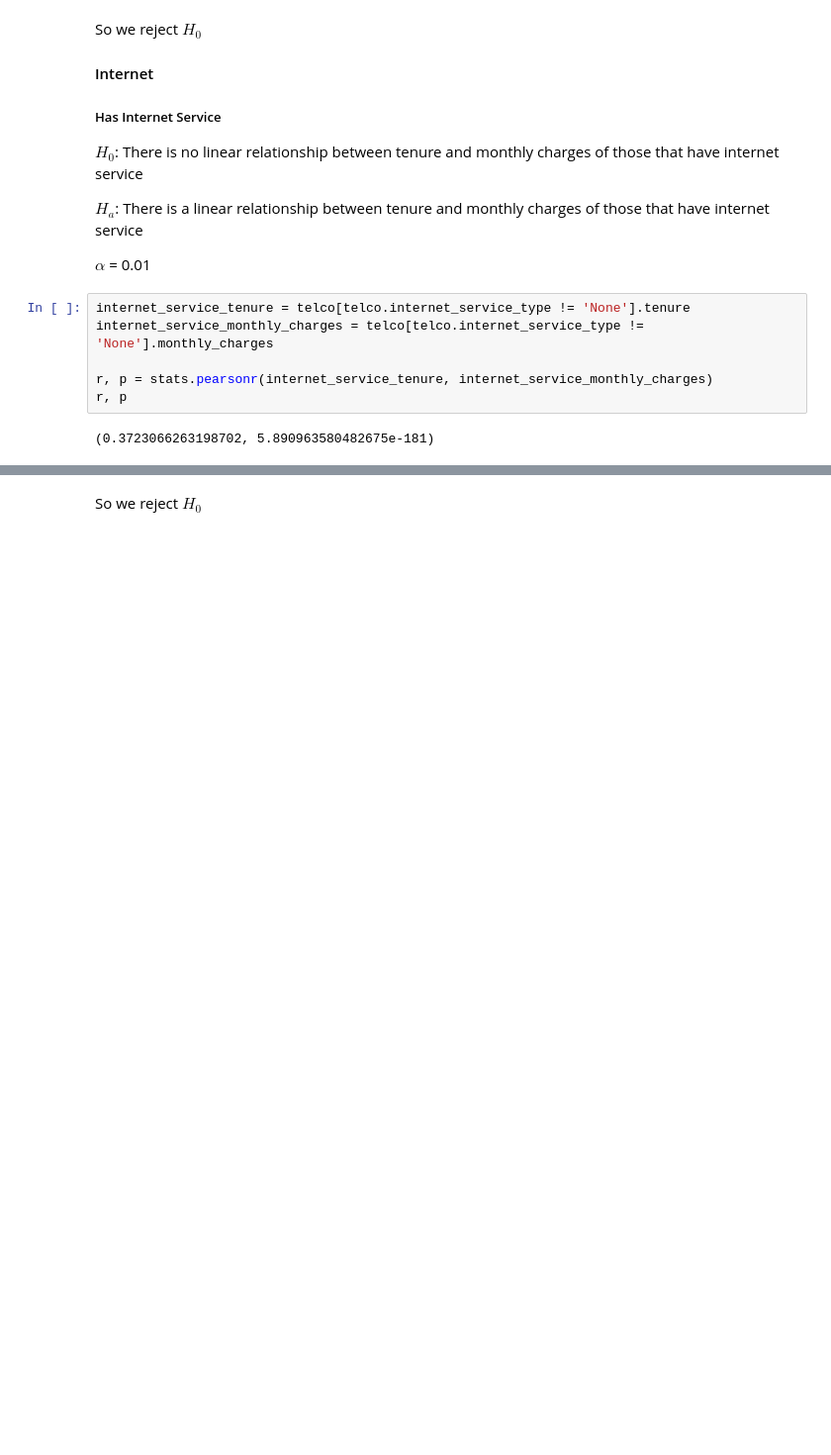
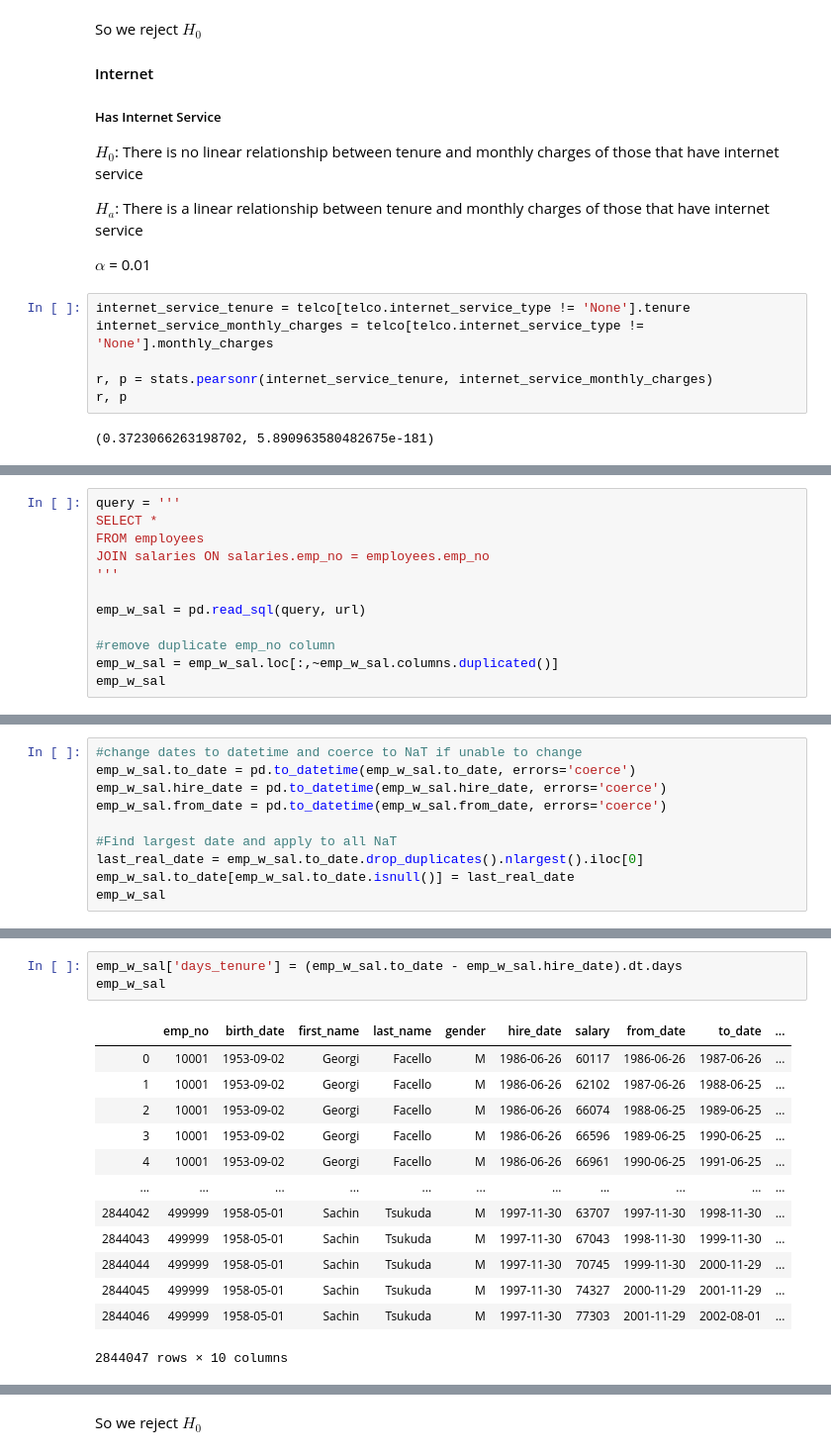
Before and after one commit to RyanMcCall/statistics-exercises, a Jupyter notebook: hypothesis_testing.ipynb, the cells around one changed output, grey strips where cells are left out. Shown at 99% size. Cells and saved outputs as stored; diff of their text form; blank space fills up the shorter version.

```diff
--- a/hypothesis_testing.ipynb
+++ b/hypothesis_testing.ipynb
@@ -409,0 +444,12 @@ r, p
+# %%
+query = '''
+SELECT *
+FROM employees
+JOIN salaries ON salaries.emp_no = employees.emp_no
+'''
+
+emp_w_sal = pd.read_sql(query, url)
+
+#remove duplicate emp_no column
+emp_w_sal = emp_w_sal.loc[:,~emp_w_sal.columns.duplicated()]
+emp_w_sal
@@ -409,0 +470,10 @@ r, p
+# %%
+#change dates to datetime and coerce to NaT if unable to change
+emp_w_sal.to_date = pd.to_datetime(emp_w_sal.to_date, errors='coerce')
+emp_w_sal.hire_date = pd.to_datetime(emp_w_sal.hire_date, errors='coerce')
+emp_w_sal.from_date = pd.to_datetime(emp_w_sal.from_date, errors='coerce')
+
+#Find largest date and apply to all NaT
+last_real_date = emp_w_sal.to_date.drop_duplicates().nlargest().iloc[0]
+emp_w_sal.to_date[emp_w_sal.to_date.isnull()] = last_real_date
+emp_w_sal
@@ -409,0 +497,17 @@ r, p
+# %%
+emp_w_sal['days_tenure'] = (emp_w_sal.to_date - emp_w_sal.hire_date).dt.days
+emp_w_sal
+# %% [output]
+|  | emp_no | birth_date | first_name | last_name | gender | hire_date | salary | from_date | to_date | ... |
+| 0 | 10001 | 1953-09-02 | Georgi | Facello | M | 1986-06-26 | 60117 | 1986-06-26 | 1987-06-26 | ... |
+| 1 | 10001 | 1953-09-02 | Georgi | Facello | M | 1986-06-26 | 62102 | 1987-06-26 | 1988-06-25 | ... |
+| 2 | 10001 | 1953-09-02 | Georgi | Facello | M | 1986-06-26 | 66074 | 1988-06-25 | 1989-06-25 | ... |
+| 3 | 10001 | 1953-09-02 | Georgi | Facello | M | 1986-06-26 | 66596 | 1989-06-25 | 1990-06-25 | ... |
+| 4 | 10001 | 1953-09-02 | Georgi | Facello | M | 1986-06-26 | 66961 | 1990-06-25 | 1991-06-25 | ... |
+| ... | ... | ... | ... | ... | ... | ... | ... | ... | ... | ... |
+| 2844042 | 499999 | 1958-05-01 | Sachin | Tsukuda | M | 1997-11-30 | 63707 | 1997-11-30 | 1998-11-30 | ... |
+| 2844043 | 499999 | 1958-05-01 | Sachin | Tsukuda | M | 1997-11-30 | 67043 | 1998-11-30 | 1999-11-30 | ... |
+| 2844044 | 499999 | 1958-05-01 | Sachin | Tsukuda | M | 1997-11-30 | 70745 | 1999-11-30 | 2000-11-29 | ... |
+| 2844045 | 499999 | 1958-05-01 | Sachin | Tsukuda | M | 1997-11-30 | 74327 | 2000-11-29 | 2001-11-29 | ... |
+| 2844046 | 499999 | 1958-05-01 | Sachin | Tsukuda | M | 1997-11-30 | 77303 | 2001-11-29 | 2002-08-01 | ... |
+2844047 rows × 10 columns
```
Also changed, not shown: parts of 25 cells of this notebook.
